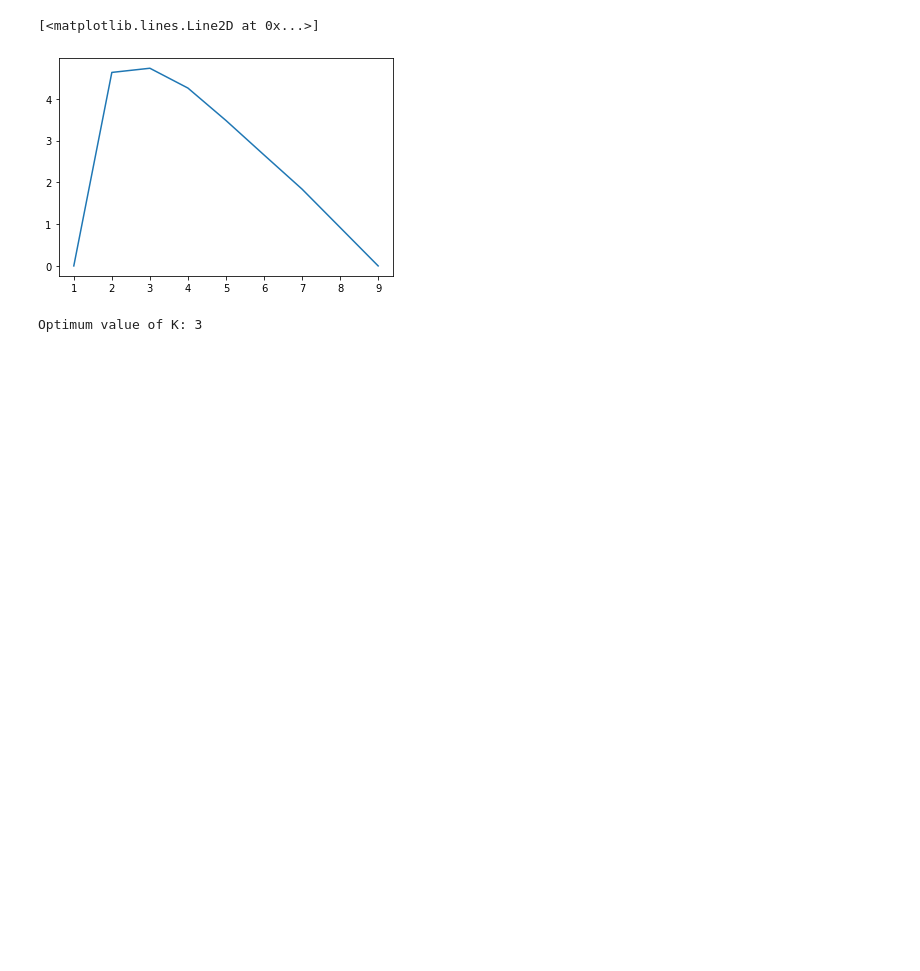
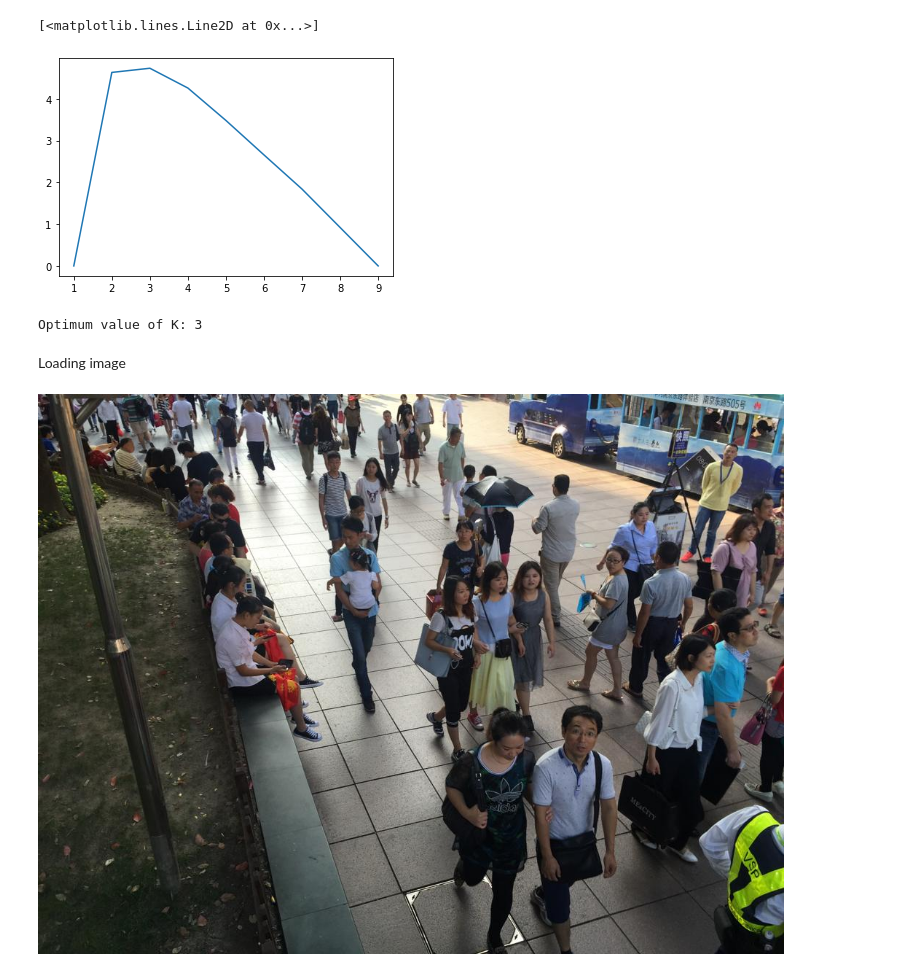
Before and after one commit to oddlyspaced/minor-new, a Jupyter notebook: classification.ipynb, the cells around one changed output. Drawn from its saved outputs; the diff is of its cells as text; code cells hidden in the pictures; blank space fills up the shorter version.

Commit message:
classification: setup code to use optimum value of k to annotate people in image

```diff
--- a/classification.ipynb
+++ b/classification.ipynb
@@ -103,7 +105,17 @@ plt.plot(K, dist_points_from_line)
 # %% [output]
 [<matplotlib.lines.Line2D at 0x...>]
 [figure]
-# %%
-print("Optimum value of K: " + str(dist_points_from_line.index(max(dist_points_from_line)) + 1))
-# %% [output]
-Optimum value of K: 3
+# %%
+optimum_K = (dist_points_from_line.index(max(dist_points_from_line)) + 1)
+print("Optimum value of K: " + str(optimum_K))
+# %% [output]
+Optimum value of K: 3
+# %% [markdown]
+Loading image
+# %%
+pil_image = Image.open("sample_image.jpg")
+cv_image = cv2.cvtColor(np.array(pil_image), cv2.COLOR_BGR2RGB)
+
+display(pil_image)
+# %% [output]
+[figure, added]
```
Also changed, not shown: parts of 5 cells of this notebook.
